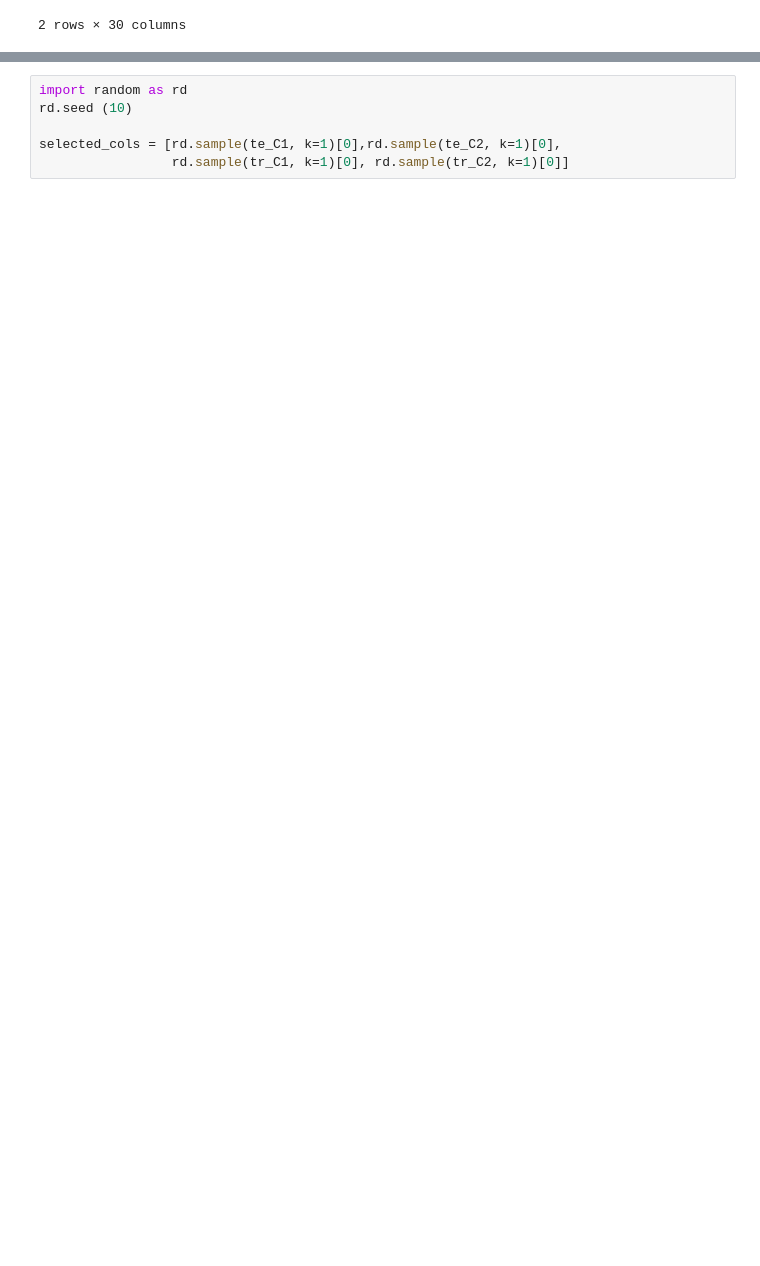
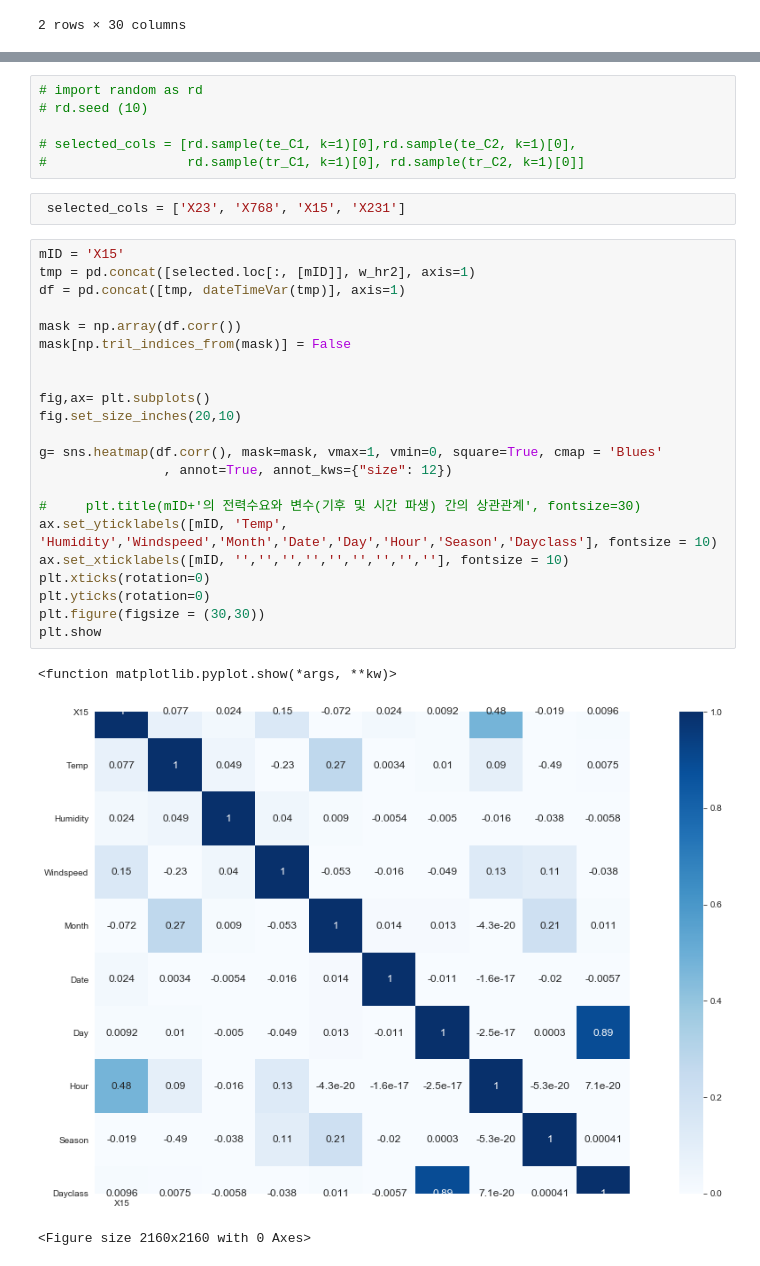
Before and after one commit to yagippi27/DACON_CONTEST_2019, a Jupyter notebook: SOOMIN/00_2_2. 시각화 상관관계.ipynb, the cells around one changed output, grey strips where cells are left out. Cells and saved outputs as stored; diff of their text form; blank space fills up the shorter version.

```diff
--- a/SOOMIN/00_2_2. 시각화 상관관계.ipynb
+++ b/SOOMIN/00_2_2. 시각화 상관관계.ipynb
@@ -102,9 +102,37 @@ tr_C2 = ['X610' ,'X1362' ,'X476' ,'X237' ,'X1032', 'X1287' ,'X428', 'X768', 'X98
 # %%
-import random as rd
-rd.seed (10)
+# import random as rd
+# rd.seed (10)
 
-selected_cols = [rd.sample(te_C1, k=1)[0],rd.sample(te_C2, k=1)[0],
-                 rd.sample(tr_C1, k=1)[0], rd.sample(tr_C2, k=1)[0]]
+# selected_cols = [rd.sample(te_C1, k=1)[0],rd.sample(te_C2, k=1)[0],
+#                  rd.sample(tr_C1, k=1)[0], rd.sample(tr_C2, k=1)[0]]
+# %%
+ selected_cols = ['X23', 'X768', 'X15', 'X231']
+# %%
+mID = 'X15'
+tmp = pd.concat([selected.loc[:, [mID]], w_hr2], axis=1)
+df = pd.concat([tmp, dateTimeVar(tmp)], axis=1)
+
+mask = np.array(df.corr())
+mask[np.tril_indices_from(mask)] = False
+
+
+fig,ax= plt.subplots()
+fig.set_size_inches(20,10)
+
+g= sns.heatmap(df.corr(), mask=mask, vmax=1, vmin=0, square=True, cmap = 'Blues'
+                , annot=True, annot_kws={"size": 12})
+
+#     plt.title(mID+'의 전력수요와 변수(기후 및 시간 파생) 간의 상관관계', fontsize=30)
+ax.set_yticklabels([mID, 'Temp', 'Humidity','Windspeed','Month','Date','Day','Hour','Season','Dayclass'], fontsize = 10)
+ax.set_xticklabels([mID, '','','','','','','','',''], fontsize = 10)
+plt.xticks(rotation=0)
+plt.yticks(rotation=0)
+plt.figure(figsize = (30,30))
+plt.show
+# %% [output]
+<function matplotlib.pyplot.show(*args, **kw)>
+[figure, added]
+<Figure size 2160x2160 with 0 Axes>
 # %%
 sns.set_style("white")
 for mID in selected_cols:
```
Also changed, not shown: parts of 2 cells of this notebook, 14 other files.
